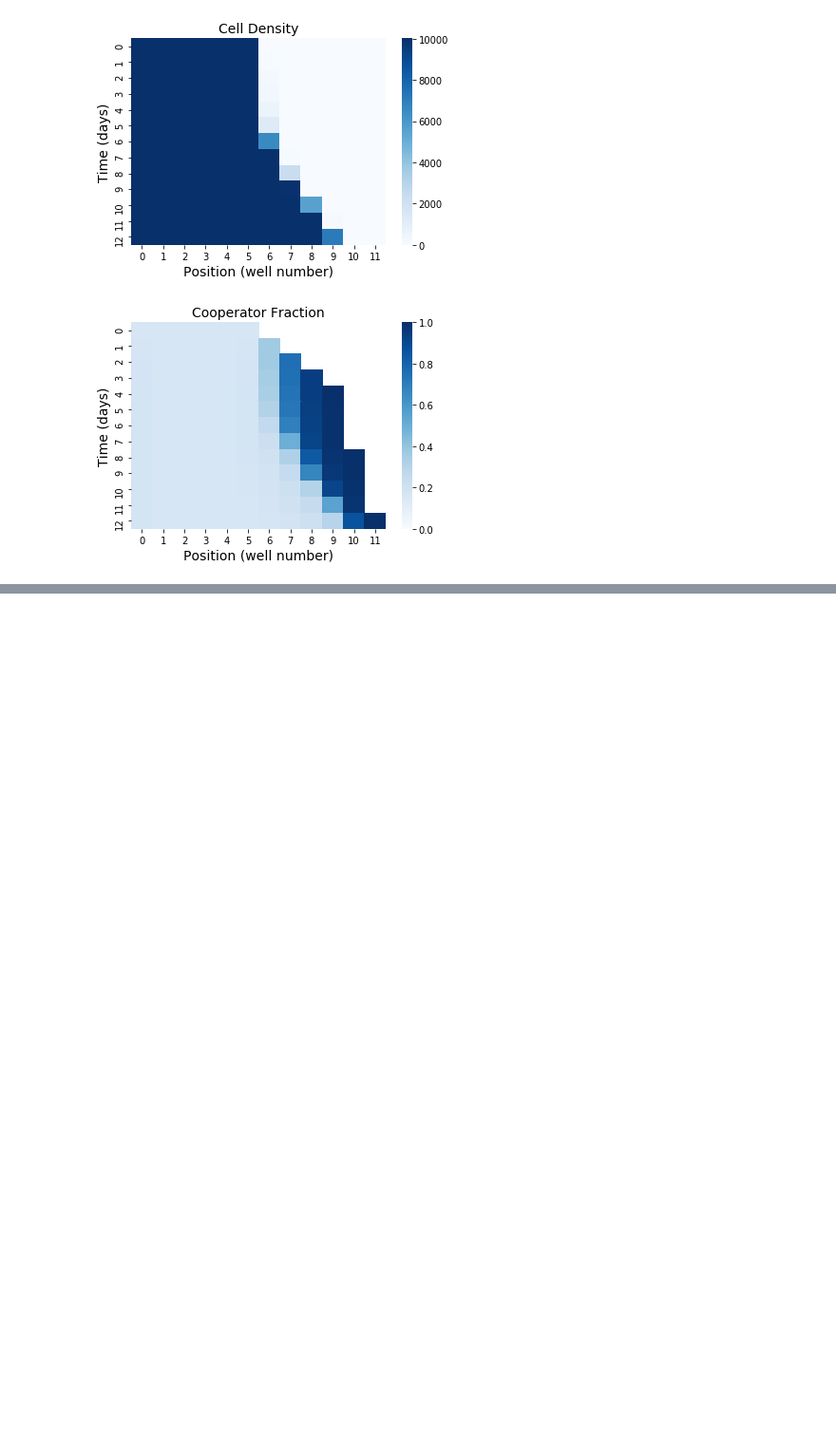
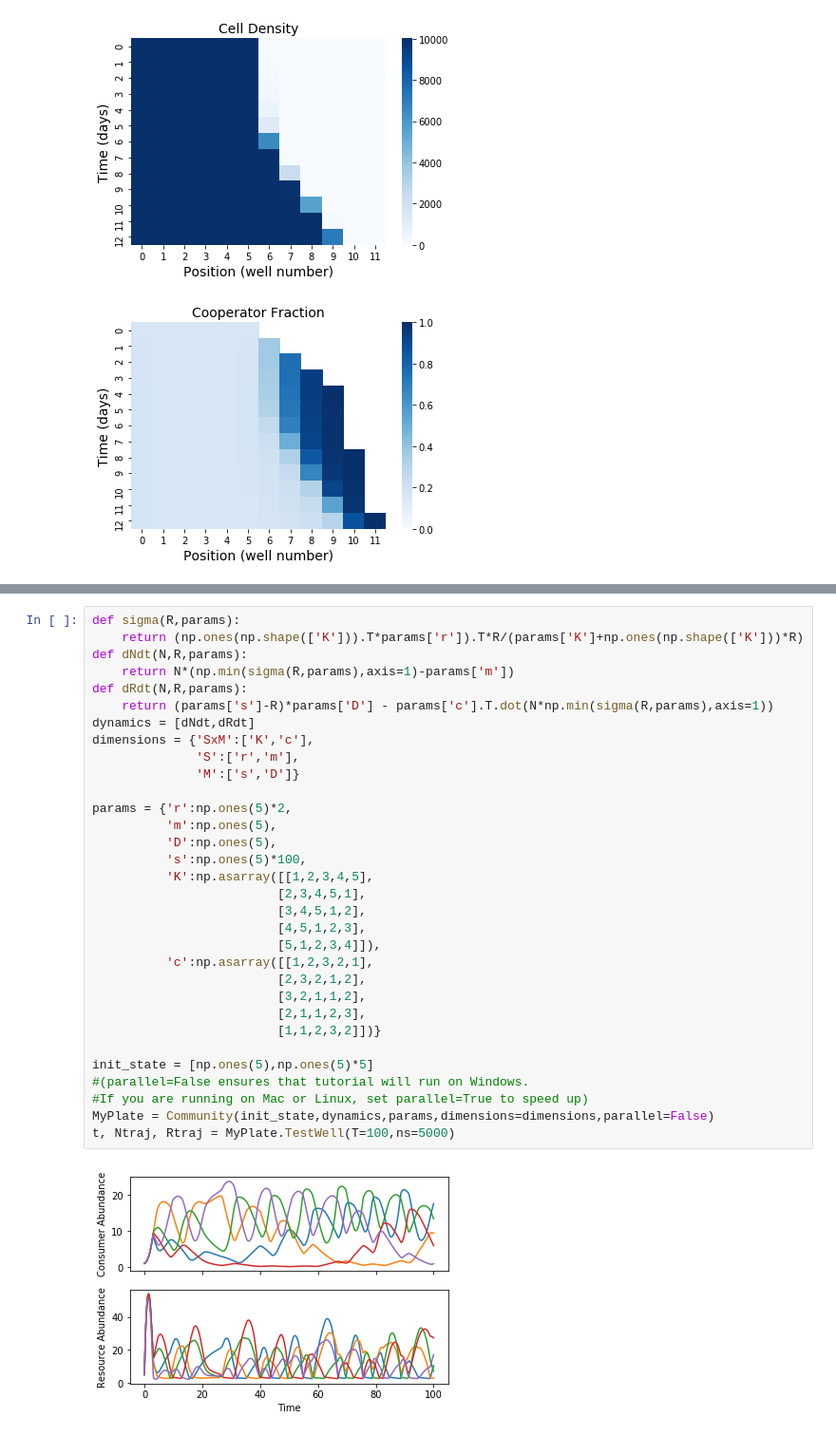
Before and after one commit to Emergent-Behaviors-in-Biology/community-simulator, a Jupyter notebook: Tutorial.ipynb, the cells around one changed output, grey strips where cells are left out. Shown at 95% size. Saved outputs shown, nothing was run; the diff lists cells and outputs as text; blank space fills up the shorter version.

Commit message:
allow arbitrary parameter definitions
now you can supply a dictionary of parameter dimensions, enabling model compression for user-defined models

```diff
--- a/Tutorial.ipynb
+++ b/Tutorial.ipynb
@@ -506,0 +516,34 @@ plt.show()
+# %%
+def sigma(R,params):
+    return (np.ones(np.shape(['K'])).T*params['r']).T*R/(params['K']+np.ones(np.shape(['K']))*R)
+def dNdt(N,R,params):
+    return N*(np.min(sigma(R,params),axis=1)-params['m'])
+def dRdt(N,R,params):
+    return (params['s']-R)*params['D'] - params['c'].T.dot(N*np.min(sigma(R,params),axis=1))
+dynamics = [dNdt,dRdt]
+dimensions = {'SxM':['K','c'],
+              'S':['r','m'],
+              'M':['s','D']}
+
+params = {'r':np.ones(5)*2,
+          'm':np.ones(5),
+          'D':np.ones(5),
+          's':np.ones(5)*100,
+          'K':np.asarray([[1,2,3,4,5],
+                         [2,3,4,5,1],
+                         [3,4,5,1,2],
+                         [4,5,1,2,3],
+                         [5,1,2,3,4]]),
+          'c':np.asarray([[1,2,3,2,1],
+                         [2,3,2,1,2],
+                         [3,2,1,1,2],
+                         [2,1,1,2,3],
+                         [1,1,2,3,2]])}
+
+init_state = [np.ones(5),np.ones(5)*5]
+#(parallel=False ensures that tutorial will run on Windows.
+#If you are running on Mac or Linux, set parallel=True to speed up)
+MyPlate = Community(init_state,dynamics,params,dimensions=dimensions,parallel=False)
+t, Ntraj, Rtraj = MyPlate.TestWell(T=100,ns=5000)
+# %% [output]
+[figure, added]
```
Also changed, not shown: parts of 6 cells of this notebook, 2 other files.
